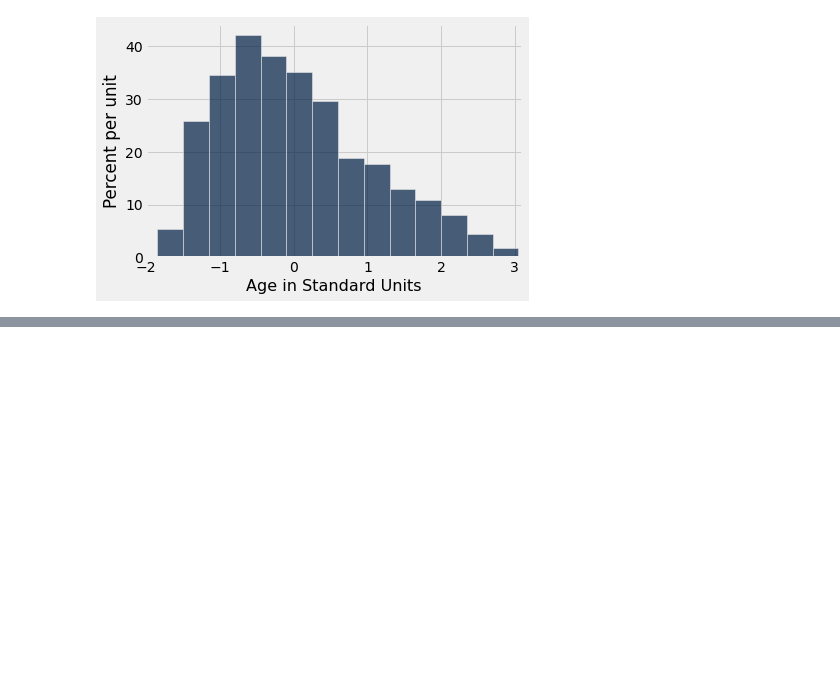
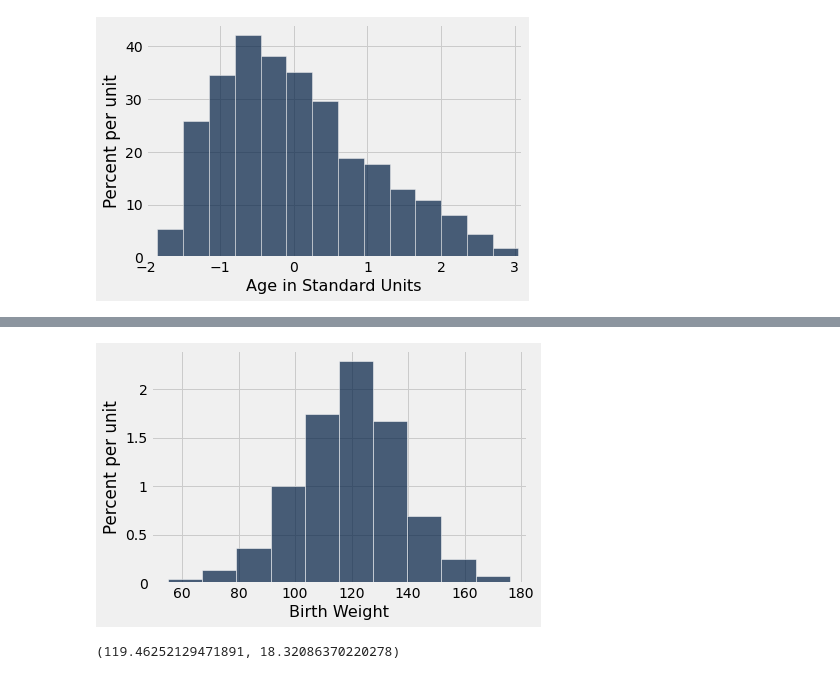
Before and after one commit to ciretorres/python, a Jupyter notebook: data8.3x/week1/sec02_normal_curve.ipynb, the cells around one changed output, grey strips where cells are left out. Drawn from its saved outputs; the diff is of its cells as text; code cells hidden in the pictures; blank space fills up the shorter version.

```diff
--- a/data8.3x/week1/sec02_normal_curve.ipynb
+++ b/data8.3x/week1/sec02_normal_curve.ipynb
@@ -65,0 +77,9 @@ plots.xlim(-2, 3.1);
+# %%
+births.hist('Birth Weight', ec='w')
+# %% [output]
+[figure, added]
+# %%
+bw = births.column('Birth Weight')
+np.average(bw), np.std(bw)
+# %% [output]
+(119.46252129471891, 18.32086370220278)
```
Also changed, not shown: parts of 3 cells of this notebook.
